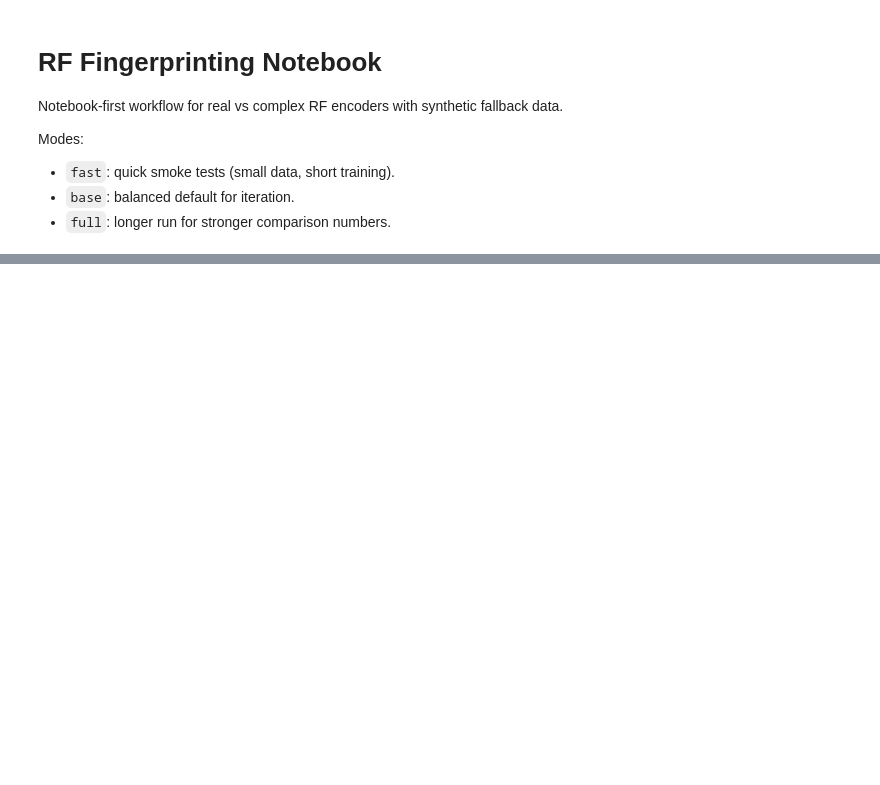
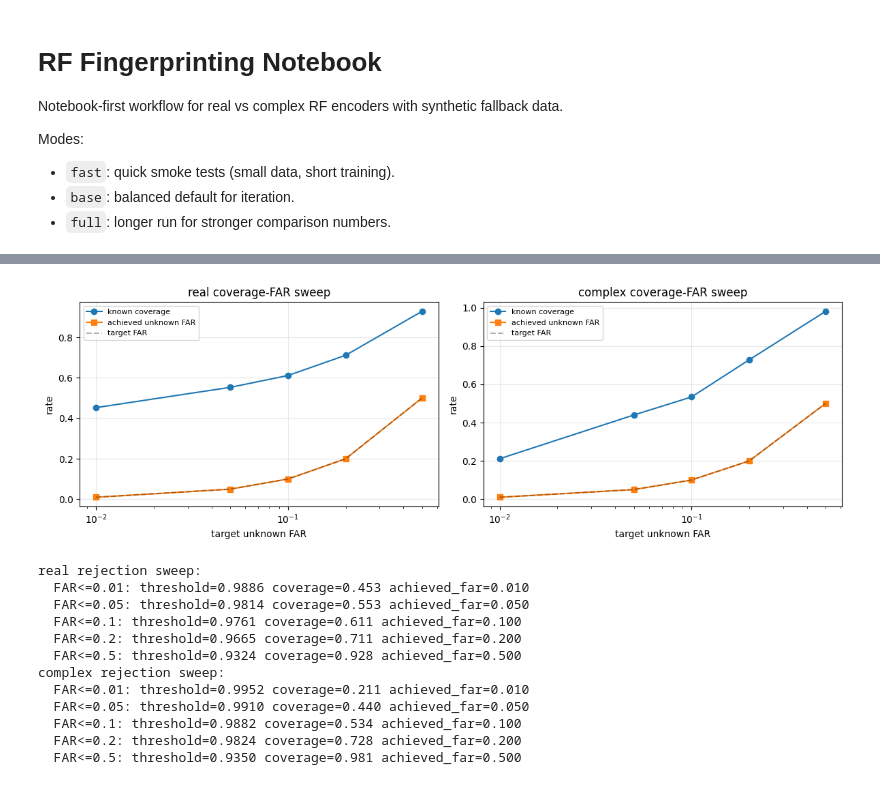
Before and after one commit to hinsonan/hinsonan.github.io, a Jupyter notebook: code_examples/complex_vs_real_nn/rf_fingerprinting/rf_fingerprint.ipynb, the cells around one changed output, grey strips where cells are left out. Saved outputs shown, nothing was run; the diff lists cells and outputs as text; code cells hidden in the pictures; blank space fills up the shorter version.

```diff
--- a/code_examples/complex_vs_real_nn/rf_fingerprinting/rf_fingerprint.ipynb
+++ b/code_examples/complex_vs_real_nn/rf_fingerprinting/rf_fingerprint.ipynb
@@ -374,3 +539,41 @@ plt.show()
+# %%
+fig, axes = plt.subplots(1, len(results), figsize=(12, 4), squeeze=False)
+for ax, (name, (_, _, details)) in zip(axes[0], results.items()):
+    sweep = details['rejection_sweep']
+    fars = sorted(sweep.keys())
+    coverages = [sweep[f]['known_coverage'] for f in fars]
+    achieved = [sweep[f]['unknown_far'] for f in fars]
+    ax.plot(fars, coverages, marker='o', label='known coverage')
+    ax.plot(fars, achieved, marker='s', label='achieved unknown FAR')
+    ax.plot(fars, fars, 'k--', alpha=0.3, label='target FAR')
+    ax.set_xlabel('target unknown FAR')
+    ax.set_ylabel('rate')
+    ax.set_title(f'{name} coverage-FAR sweep')
+    ax.set_xscale('log')
+    ax.grid(alpha=0.3)
+    ax.legend(fontsize=8)
+fig.tight_layout()
+plt.show()
+for name, (_, _, details) in results.items():
+    sweep = details['rejection_sweep']
+    print(f'{name} rejection sweep:')
+    for far in sorted(sweep):
+        op = sweep[far]
+        print(f'  FAR<={far:g}: threshold={op["threshold"]:.4f} coverage={op["known_coverage"]:.3f} achieved_far={op["unknown_far"]:.3f}')
+# %% [output]
+[figure, added]
+real rejection sweep:
+  FAR<=0.01: threshold=0.9886 coverage=0.453 achieved_far=0.010
+  FAR<=0.05: threshold=0.9814 coverage=0.553 achieved_far=0.050
+  FAR<=0.1: threshold=0.9761 coverage=0.611 achieved_far=0.100
+  FAR<=0.2: threshold=0.9665 coverage=0.711 achieved_far=0.200
+  FAR<=0.5: threshold=0.9324 coverage=0.928 achieved_far=0.500
+complex rejection sweep:
+  FAR<=0.01: threshold=0.9952 coverage=0.211 achieved_far=0.010
+  FAR<=0.05: threshold=0.9910 coverage=0.440 achieved_far=0.050
+  FAR<=0.1: threshold=0.9882 coverage=0.534 achieved_far=0.100
+  FAR<=0.2: threshold=0.9824 coverage=0.728 achieved_far=0.200
+  FAR<=0.5: threshold=0.9350 coverage=0.981 achieved_far=0.500
 # %%
 summary_columns = [
     'encoder', 'identification_acc', 'identification_f1_macro',
```
Also changed, not shown: parts of 11 cells of this notebook, 6 other files.
